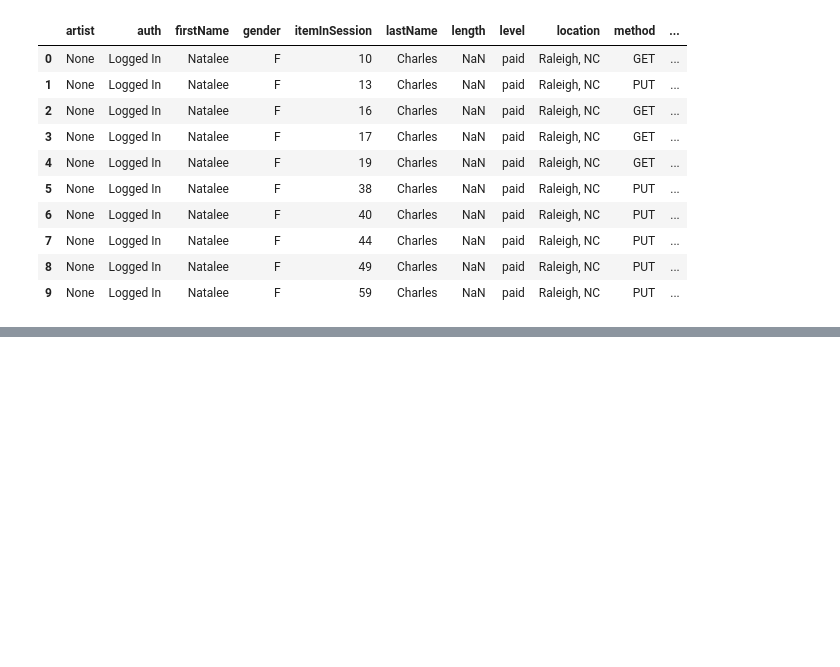
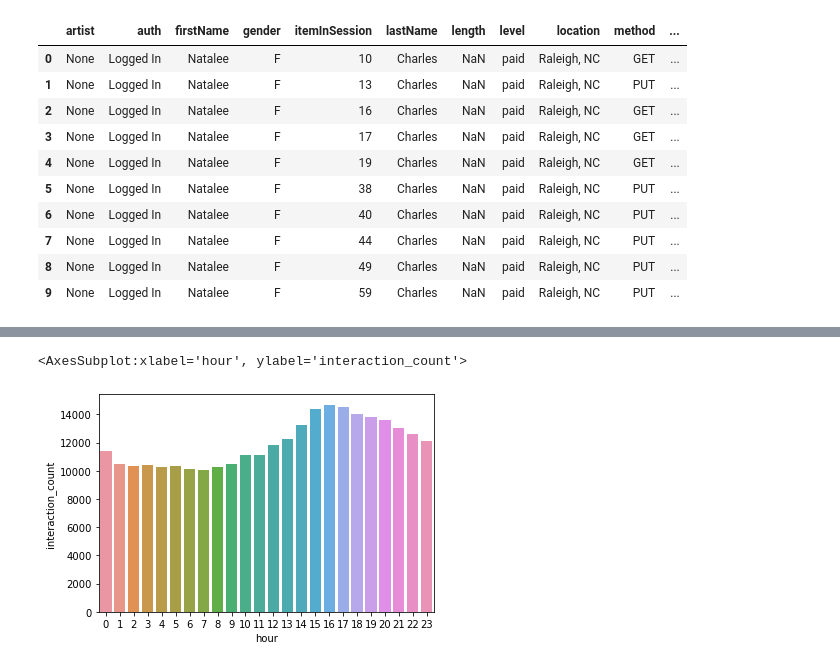
Before and after one commit to bullett445/udacity-sparkify, a Jupyter notebook: Sparkify_Feature_Creation.ipynb, the cells around one changed output, grey strips where cells are left out. Saved outputs shown, nothing was run; the diff lists cells and outputs as text; code cells hidden in the pictures; blank space fills up the shorter version.

```diff
--- a/Sparkify_Feature_Creation.ipynb
+++ b/Sparkify_Feature_Creation.ipynb
@@ -156,0 +351,11 @@ order by count(*) desc
+# %%
+hourly_usage = spark.sql('''
+select get_hour(ts) as hour, count(*) as interaction_count from df
+group by hour
+order by hour
+''').toPandas()
+# %%
+sns.barplot(data=hourly_usage, x="hour", y="interaction_count")
+# %% [output]
+<AxesSubplot:xlabel='hour', ylabel='interaction_count'>
+[figure, added]
```
Also changed, not shown: parts of 22 cells of this notebook.
